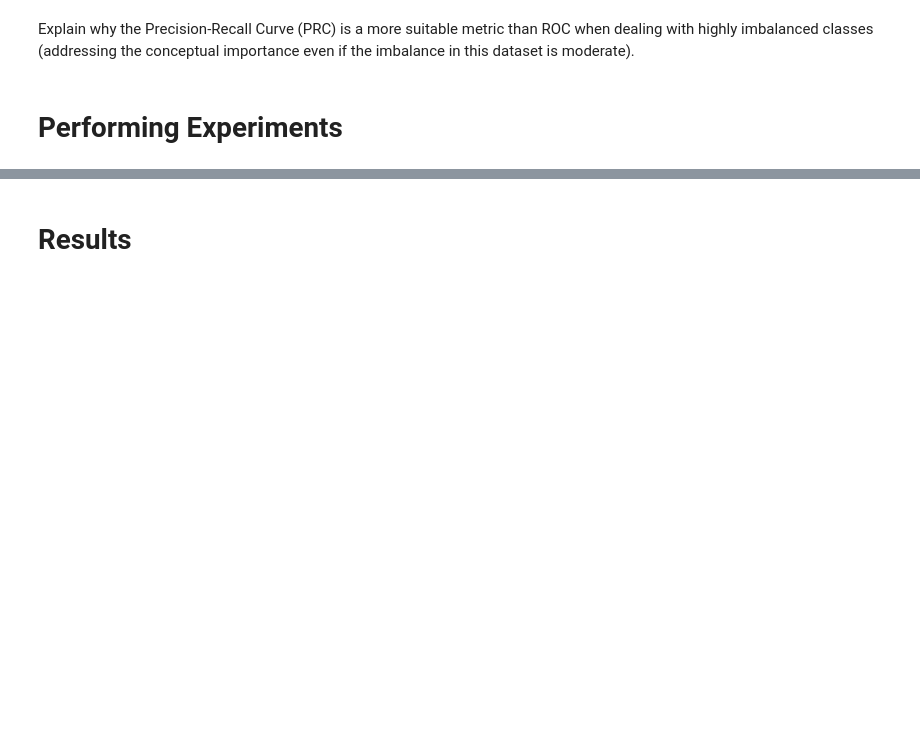
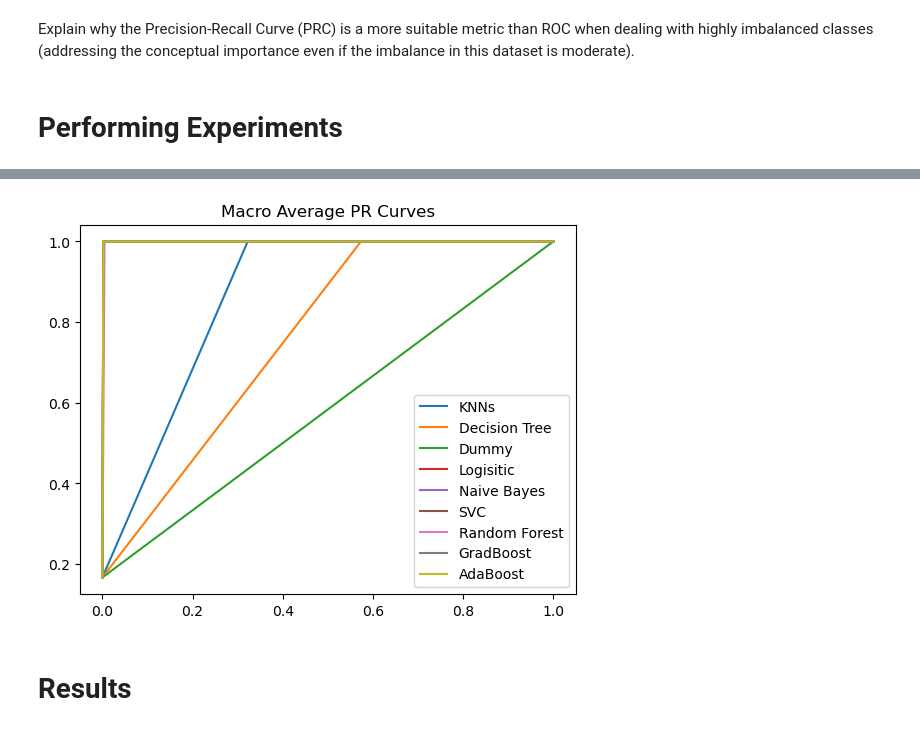
Before and after one commit to PranavRao25/Data-Analytics, a Jupyter notebook: assignment-7/code.ipynb, the cells around one changed output, grey strips where cells are left out. Saved outputs shown, nothing was run; the diff lists cells and outputs as text; code cells hidden in the pictures; blank space fills up the shorter version.

```diff
--- a/assignment-7/code.ipynb
+++ b/assignment-7/code.ipynb
@@ -465,3 +440,15 @@ avg_p: {1: np.float64(0.9504313063063062), 2: np.float64(0.8424523260950015), 3:
+# %%
+pr_value = [(cul_report[model]['name'], cul_report[model]['pr']) for model in cul_report]
+for n in range(len(pr_value)):
+    name = pr_value[n][0]
+    pr = pr_value[n][1]
+    plt.plot(pr["recall"], pr["precision"], label=name)
+plt.title("Macro Average PR Curves")
+plt.legend()
+plt.savefig("images/pr_macro.png")
+plt.show()
+# %% [output]
+[figure, added]
 # %%
 comp_df = pd.concat(total_df, axis=0)
 # %% [markdown]
```
Also changed, not shown: parts of 11 cells of this notebook, 20 other files.
